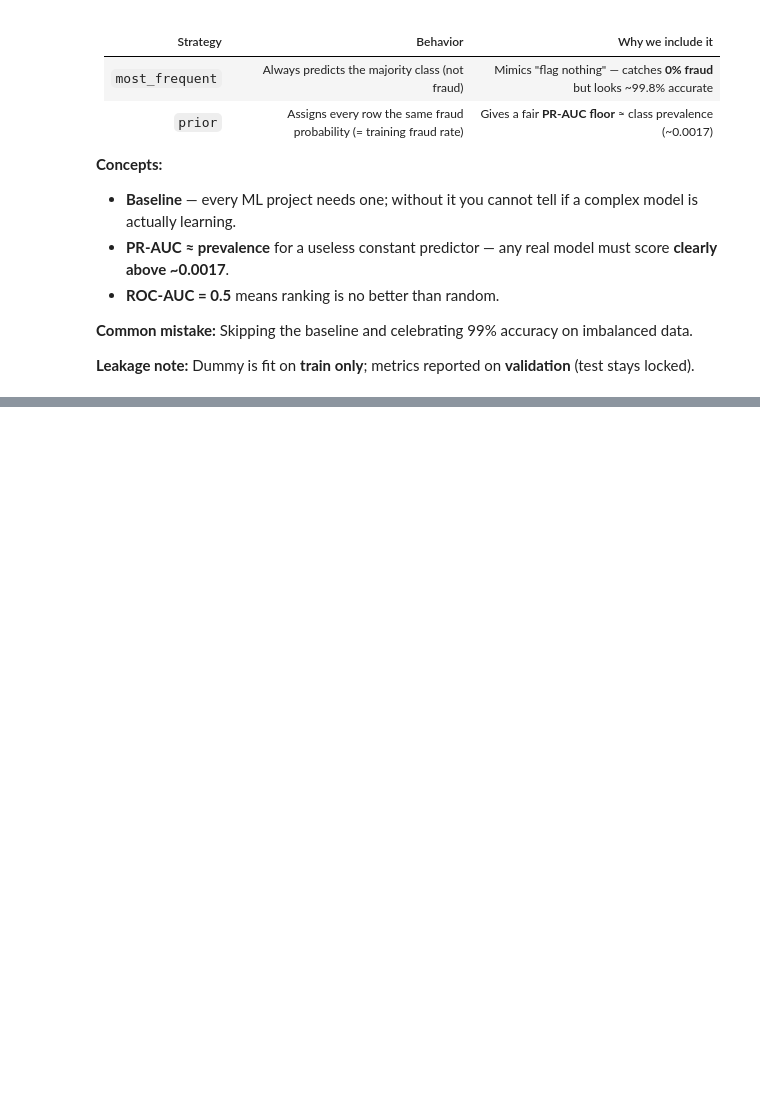
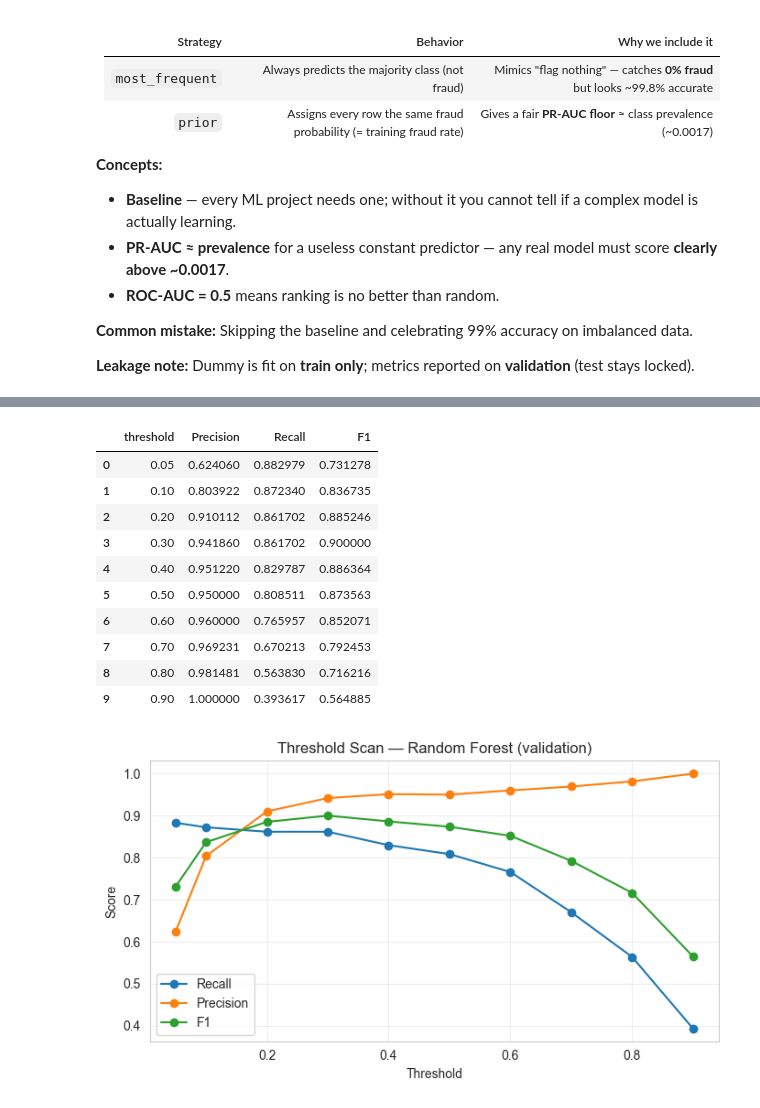
Before and after one commit to yukunl20/fraud-detection, a Jupyter notebook: eda.ipynb, the cells around one changed output, grey strips where cells are left out. Saved outputs shown, nothing was run; the diff lists cells and outputs as text; code cells hidden in the pictures; blank space fills up the shorter version.

```diff
--- a/eda.ipynb
+++ b/eda.ipynb
@@ -794,0 +773,39 @@ Full AUC score 0.957067
+# %%
+# 3. Scan thresholds — see precision/recall trade-off explicitly
+scan_thresholds = [0.05, 0.10, 0.20, 0.30, 0.40, 0.50, 0.60, 0.70, 0.80, 0.90]
+
+threshold_scan_df = pd.DataFrame([
+    evaluate_classifier(y_val, y_prob_best, threshold=t, set_name='validation')
+    for t in scan_thresholds
+])
+threshold_scan_df['threshold'] = scan_thresholds
+
+display(
+    threshold_scan_df[['threshold', 'precision', 'recall', 'f1']]
+    .rename(columns={'precision': 'Precision', 'recall': 'Recall', 'f1': 'F1'})
+)
+
+fig, ax = plt.subplots(figsize=(7, 4))
+ax.plot(threshold_scan_df['threshold'], threshold_scan_df['recall'], marker='o', label='Recall')
+ax.plot(threshold_scan_df['threshold'], threshold_scan_df['precision'], marker='o', label='Precision')
+ax.plot(threshold_scan_df['threshold'], threshold_scan_df['f1'], marker='o', label='F1')
+ax.set_xlabel('Threshold')
+ax.set_ylabel('Score')
+ax.set_title(f'Threshold Scan — {best_model_name} (validation)')
+ax.legend()
+ax.grid(True, alpha=0.3)
+plt.tight_layout()
+plt.show()
+# %% [output]
+|  | threshold | Precision | Recall | F1 |
+| 0 | 0.05 | 0.624060 | 0.882979 | 0.731278 |
+| 1 | 0.10 | 0.803922 | 0.872340 | 0.836735 |
+| 2 | 0.20 | 0.910112 | 0.861702 | 0.885246 |
+| 3 | 0.30 | 0.941860 | 0.861702 | 0.900000 |
+| 4 | 0.40 | 0.951220 | 0.829787 | 0.886364 |
+| 5 | 0.50 | 0.950000 | 0.808511 | 0.873563 |
+| 6 | 0.60 | 0.960000 | 0.765957 | 0.852071 |
+| 7 | 0.70 | 0.969231 | 0.670213 | 0.792453 |
+| 8 | 0.80 | 0.981481 | 0.563830 | 0.716216 |
+| 9 | 0.90 | 1.000000 | 0.393617 | 0.564885 |
+[figure, added]
```
Also changed, not shown: parts of 47 cells of this notebook, 19 other files.
